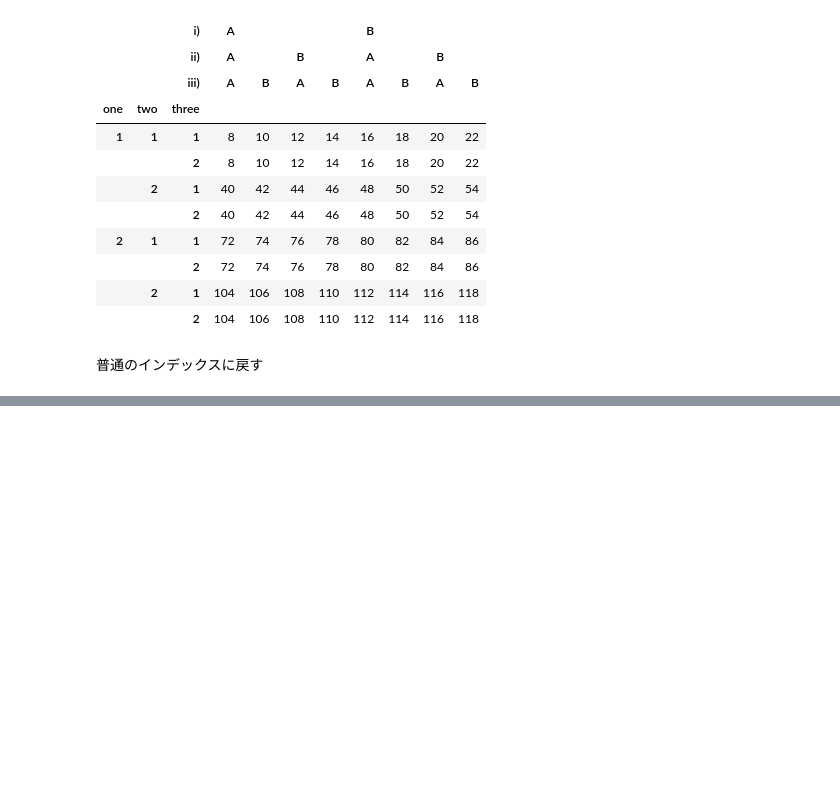
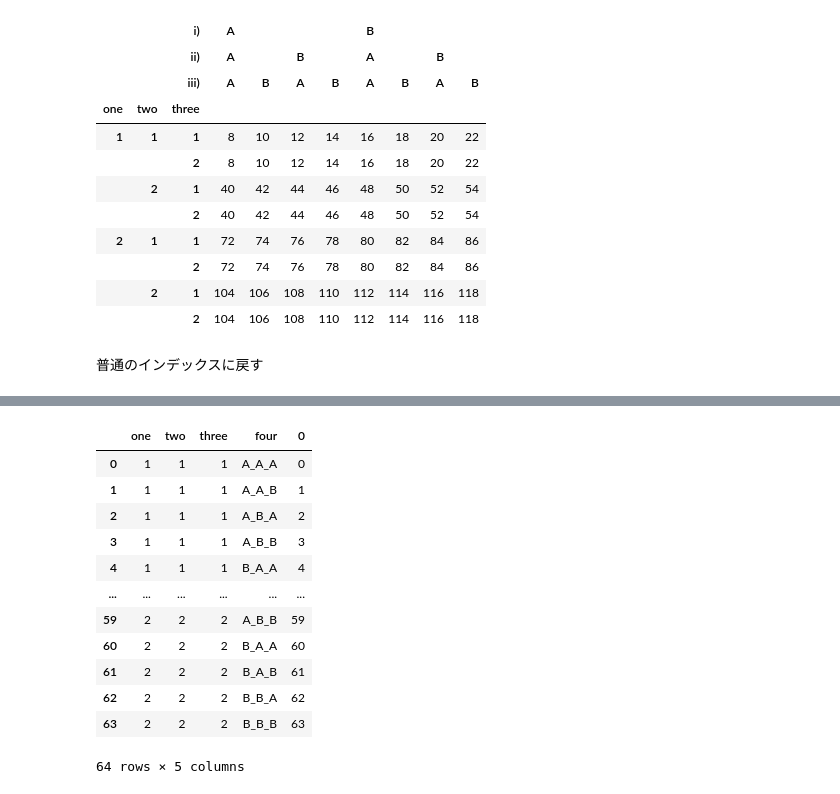
Before and after one commit to nd82914/python_reciipes, a Jupyter notebook: pandas_multiindex.ipynb, the cells around one changed output, grey strips where cells are left out. Cells and saved outputs as stored; diff of their text form; code cells hidden in the pictures; blank space fills up the shorter version.

```diff
--- a/pandas_multiindex.ipynb
+++ b/pandas_multiindex.ipynb
@@ -245,3 +245,23 @@ df1.groupby(["one","two"]).agg(np.sum)
 |  | 2 | 40 | 42 | 44 | 46 | 48 | 50 | 52 | 54 |
 | 2 | 1 | 72 | 74 | 76 | 78 | 80 | 82 | 84 | 86 |
 |  | 2 | 104 | 106 | 108 | 110 | 112 | 114 | 116 | 118 |
+# %%
+df2=df1.stack()
+df2.index.names=["one","two","three", "four"]
+
+df2=df2.reset_index()
+df2
+# %% [output]
+|  | one | two | three | four | 0 |
+| 0 | 1 | 1 | 1 | A_A_A | 0 |
+| 1 | 1 | 1 | 1 | A_A_B | 1 |
+| 2 | 1 | 1 | 1 | A_B_A | 2 |
+| 3 | 1 | 1 | 1 | A_B_B | 3 |
+| 4 | 1 | 1 | 1 | B_A_A | 4 |
+| ... | ... | ... | ... | ... | ... |
+| 59 | 2 | 2 | 2 | A_B_B | 59 |
+| 60 | 2 | 2 | 2 | B_A_A | 60 |
+| 61 | 2 | 2 | 2 | B_A_B | 61 |
+| 62 | 2 | 2 | 2 | B_B_A | 62 |
+| 63 | 2 | 2 | 2 | B_B_B | 63 |
+64 rows × 5 columns
```
Also changed, not shown: parts of 7 cells of this notebook, 1 other file.
